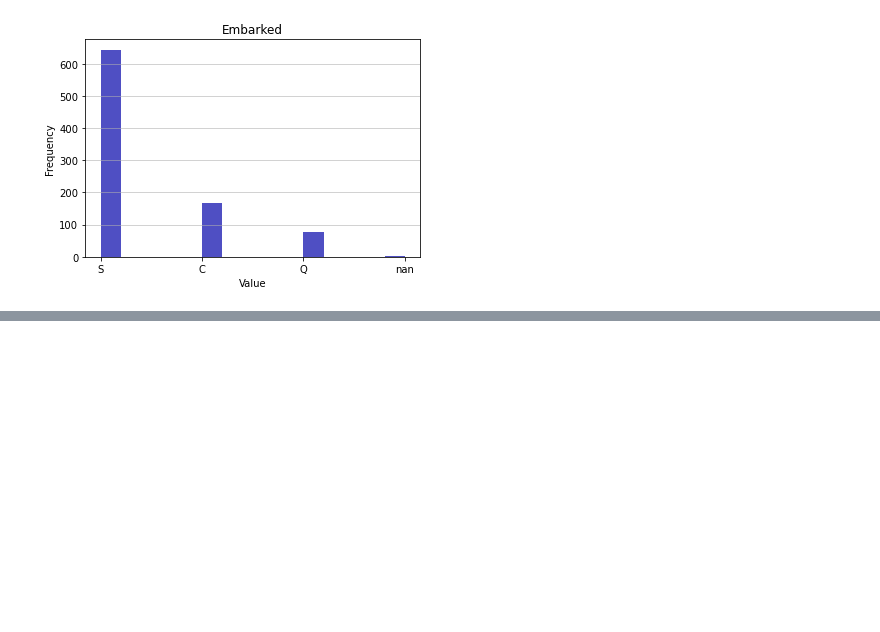
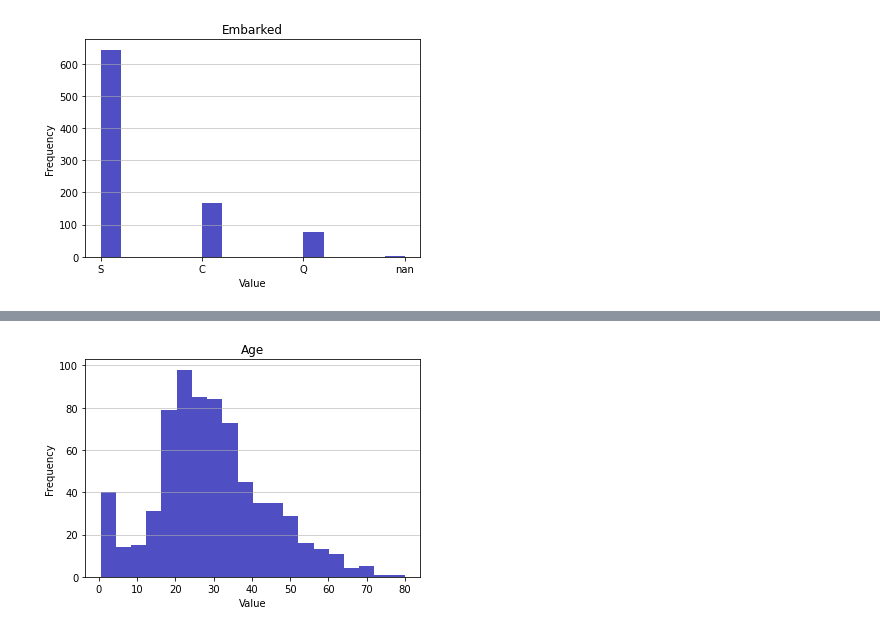
Before and after one commit to ah4d1/anoapycore, a Jupyter notebook: samples/dev/titanic/titanic-chart.ipynb, the cells around one changed output, grey strips where cells are left out. Saved outputs shown, nothing was run; the diff lists cells and outputs as text; code cells hidden in the pictures; blank space fills up the shorter version.

```diff
--- a/samples/dev/titanic/titanic-chart.ipynb
+++ b/samples/dev/titanic/titanic-chart.ipynb
@@ -23,3 +27,5 @@ ap.chart.histogram(data_train,'Pclass')
 # %%
-ap.chart.histogram(data_train,'Age')
+ap.chart.histogram.show(data_train,'Age')
+# %% [output]
+[figure, added]
 # %%
```
Also changed, not shown: parts of 9 cells of this notebook, 5 other files.
